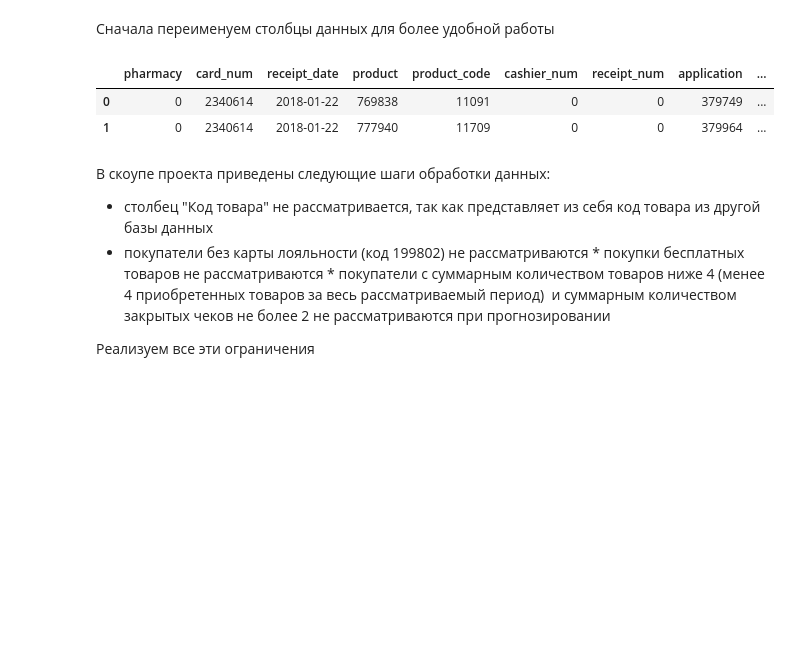
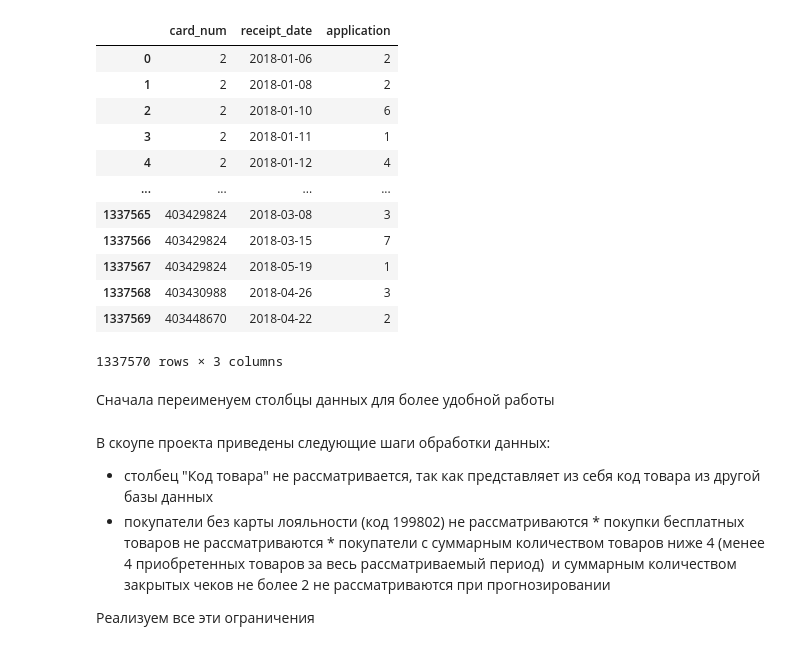
Before and after one commit to maybeflex/coursework_ds, a Jupyter notebook: data_research.ipynb, the cells around one changed output. Drawn from its saved outputs; the diff is of its cells as text; code cells hidden in the pictures; blank space fills up the shorter version.

```diff
--- a/data_research.ipynb
+++ b/data_research.ipynb
@@ -34,22 +90,21 @@ data.head()
+# %%
+pd.DataFrame(data.groupby(['card_num', 'receipt_date'])['application'].nunique()).reset_index()
+# %% [output]
+|  | card_num | receipt_date | application |
+| 0 | 2 | 2018-01-06 | 2 |
+| 1 | 2 | 2018-01-08 | 2 |
+| 2 | 2 | 2018-01-10 | 6 |
+| 3 | 2 | 2018-01-11 | 1 |
+| 4 | 2 | 2018-01-12 | 4 |
+| ... | ... | ... | ... |
+| 1337565 | 403429824 | 2018-03-08 | 3 |
+| 1337566 | 403429824 | 2018-03-15 | 7 |
+| 1337567 | 403429824 | 2018-05-19 | 1 |
+| 1337568 | 403430988 | 2018-04-26 | 3 |
+| 1337569 | 403448670 | 2018-04-22 | 2 |
+1337570 rows × 3 columns
 # %% [markdown]
 Сначала переименуем столбцы данных для более удобной работы
-# %%
-column_names = {'Аптека': 'pharmacy',
-                '№ карты': 'card_num',
-                'Дата чека': 'receipt_date',
-                'Товар': 'product',
-                'Код товара': 'product_code',
-                '№ кассы': 'cashier_num',
-                '№ чека': 'receipt_num',
-                'Применение': 'application',
-                'Розничная цена': 'retail_price'}
-
-data = data.rename(columns=column_names)
-data.head(2)
-# %% [output]
-|  | pharmacy | card_num | receipt_date | product | product_code | cashier_num | receipt_num | application | ... |
-| 0 | 0 | 2340614 | 2018-01-22 | 769838 | 11091 | 0 | 0 | 379749 | ... |
-| 1 | 0 | 2340614 | 2018-01-22 | 777940 | 11709 | 0 | 0 | 379964 | ... |
 # %% [markdown]
 В скоупе проекта приведены следующие шаги обработки данных:
 * столбец "Код товара" не рассматривается, так как представляет из себя код товара из другой базы данных
```
Also changed, not shown: parts of 38 cells of this notebook, 1 other file.
